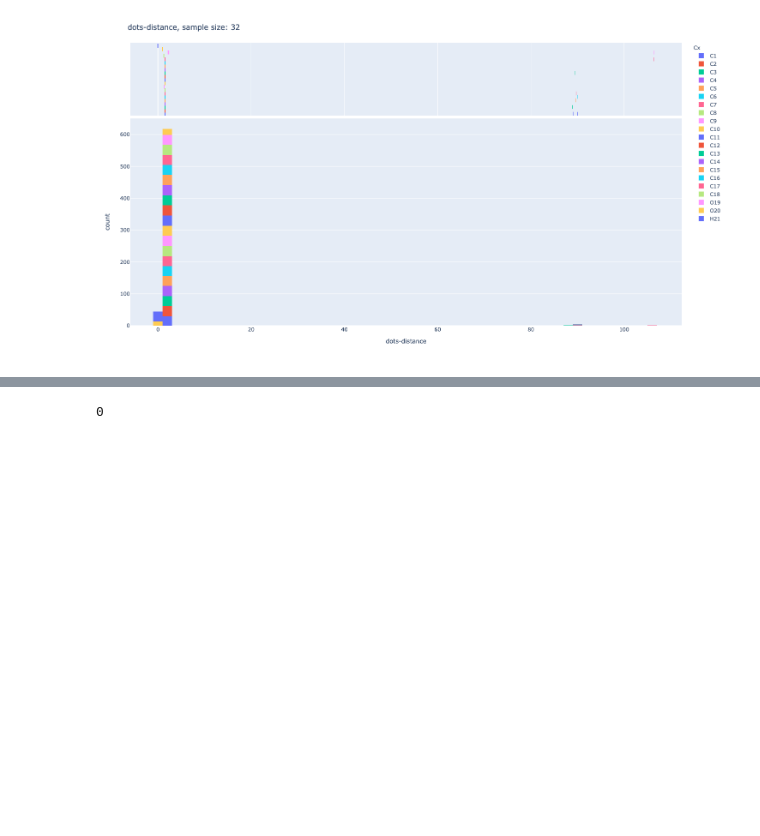
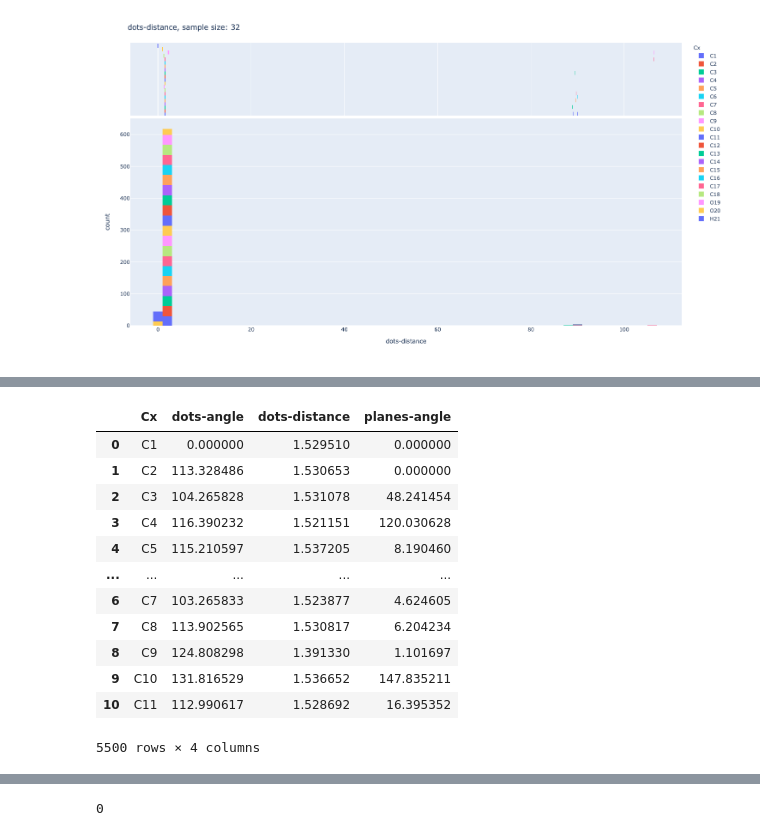
Before and after one commit to fengchenLBL/protein-dynamics-ai, a Jupyter notebook: inputs.ipynb, the cells around one changed output, grey strips where cells are left out. Saved outputs shown, nothing was run; the diff lists cells and outputs as text; code cells hidden in the pictures; blank space fills up the shorter version.

```diff
--- a/inputs.ipynb
+++ b/inputs.ipynb
@@ -323,0 +357,22 @@ protein_hist(df,xlabel="dots-distance")
+# %%
+#protine_sim_df = protine_sim(Cx, n_sim=300)
+
+C_tmp = ["C"+str(x) for x in range(1,12)]
+protine_sim_df = protine_sim(C_tmp, n_sim=500)
+
+display(protine_sim_df)
+protine_sim_df.to_csv("output/simulated_data.csv")
+# %% [output]
+|  | Cx | dots-angle | dots-distance | planes-angle |
+| 0 | C1 | 0.000000 | 1.529510 | 0.000000 |
+| 1 | C2 | 113.328486 | 1.530653 | 0.000000 |
+| 2 | C3 | 104.265828 | 1.531078 | 48.241454 |
+| 3 | C4 | 116.390232 | 1.521151 | 120.030628 |
+| 4 | C5 | 115.210597 | 1.537205 | 8.190460 |
+| ... | ... | ... | ... | ... |
+| 6 | C7 | 103.265833 | 1.523877 | 4.624605 |
+| 7 | C8 | 113.902565 | 1.530817 | 6.204234 |
+| 8 | C9 | 124.808298 | 1.391330 | 1.101697 |
+| 9 | C10 | 131.816529 | 1.536652 | 147.835211 |
+| 10 | C11 | 112.990617 | 1.528692 | 16.395352 |
+5500 rows × 4 columns
```
Also changed, not shown: parts of 4 cells of this notebook, 1 other file.
